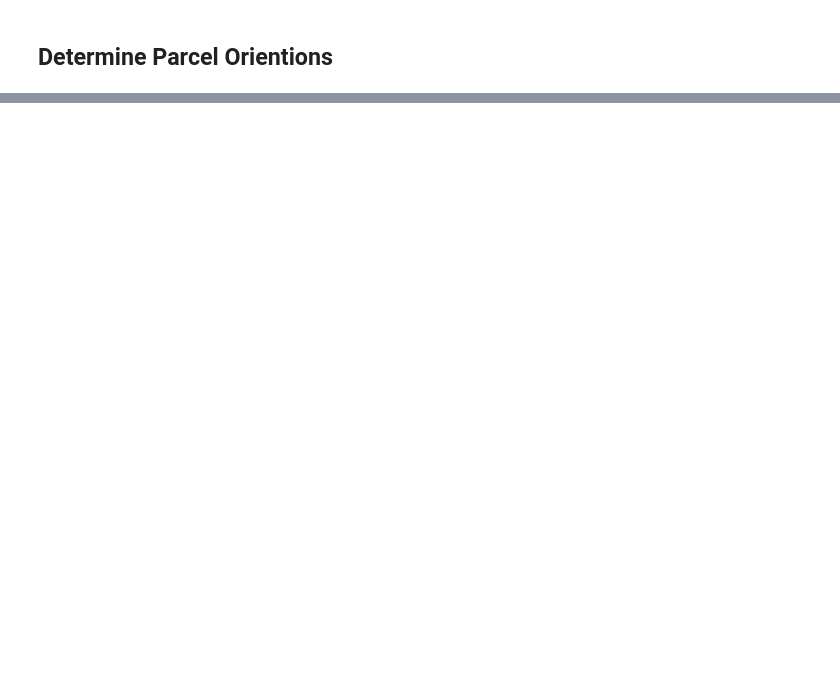
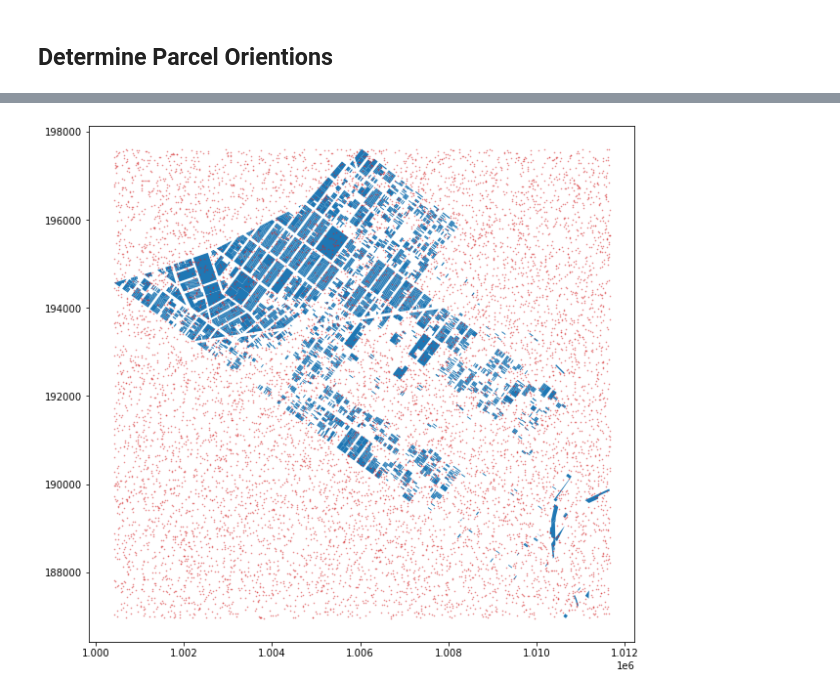
Before and after one commit to raphaellaude/geo-obb, a Jupyter notebook: examples/parcel_obbs.ipynb, the cells around one changed output, grey strips where cells are left out. Saved outputs shown, nothing was run; the diff lists cells and outputs as text; code cells hidden in the pictures; blank space fills up the shorter version.

```diff
--- a/examples/parcel_obbs.ipynb
+++ b/examples/parcel_obbs.ipynb
@@ -162,0 +128,10 @@ rot_geos.to_file('../data/rot_geos.shp')
+# %%
+xmin, ymin, xmax, ymax = gdf.sindex.bounds
+rand_pts = np.random.uniform(low=(xmin, ymin), high=(xmax, ymax), size=(100000, 2))
+
+test_pts = gpd.GeoDataFrame(geometry=[Point(p) for p in rand_pts], crs=gdf.crs)
+# %%
+ax = gdf.plot(figsize=(10, 10))
+test_pts.sample(10000).plot(ax=ax, alpha=0.5, marker='.', color='tab:red', markersize=1.5);
+# %% [output]
+[figure, added]
```
Also changed, not shown: parts of 60 cells of this notebook, 4 other files.
